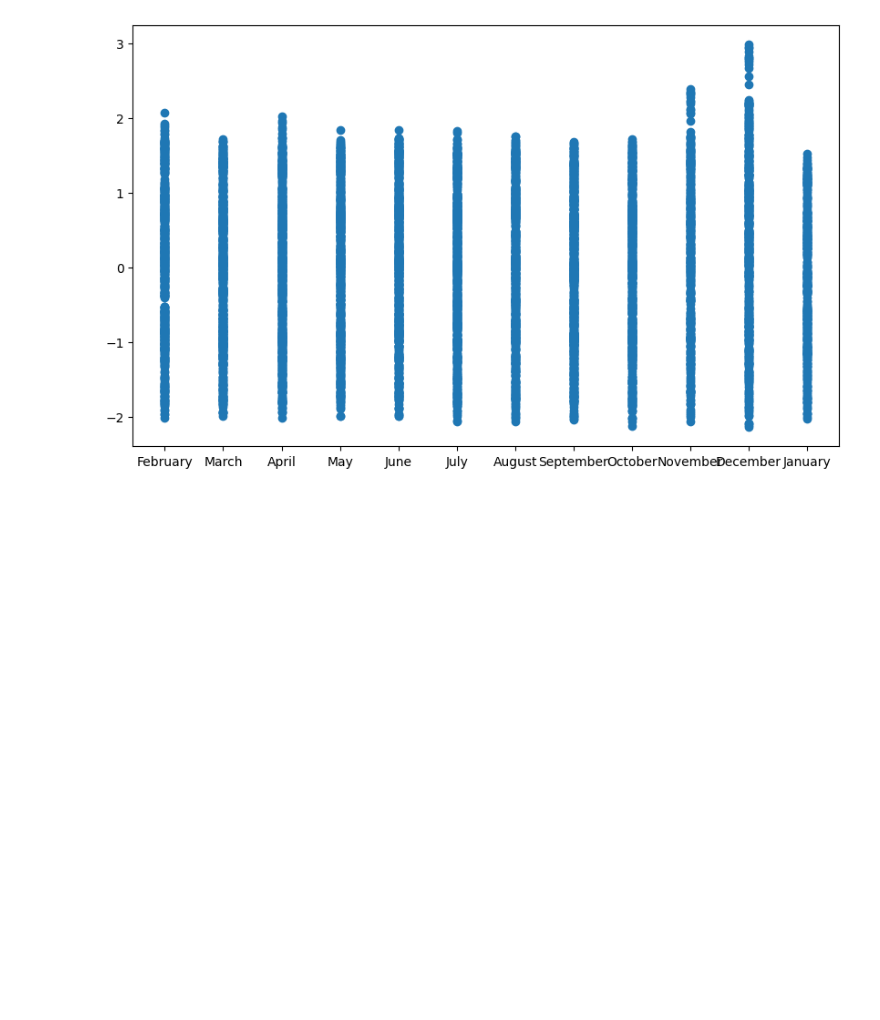
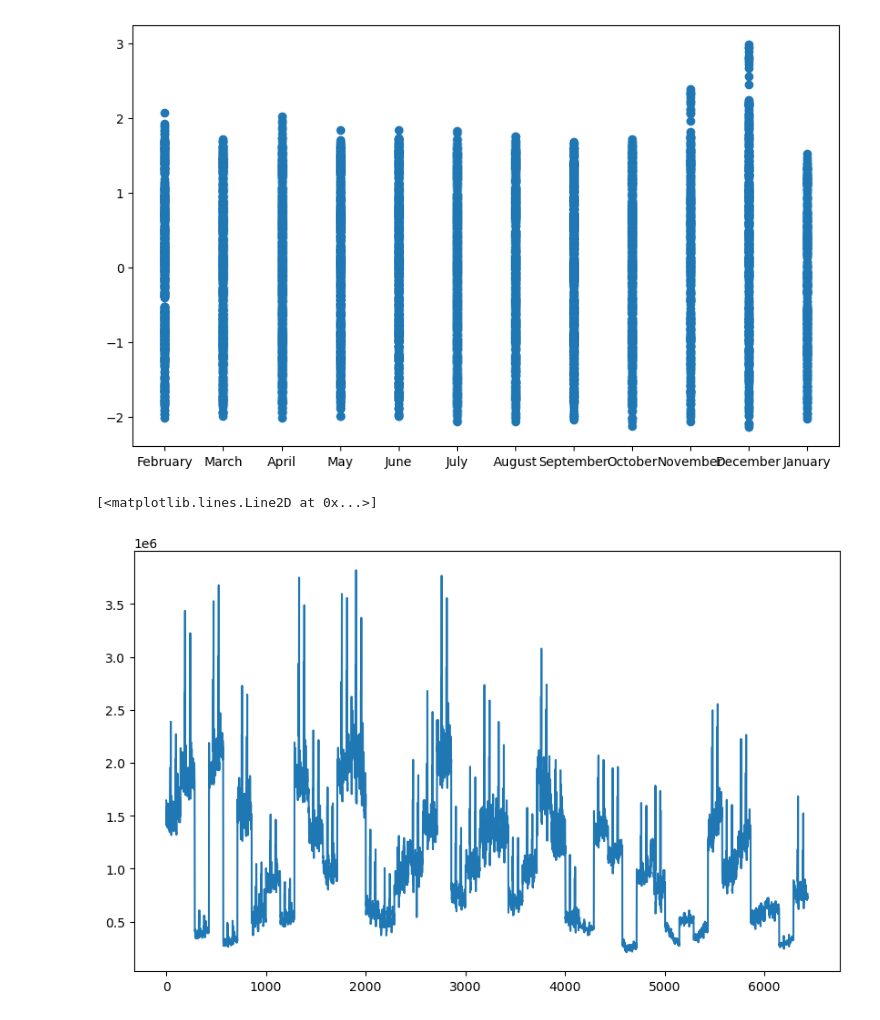
Before and after one commit to Satyam-10124/machine_learning, a Jupyter notebook: walmart.ipynb, the cells around one changed output. Drawn from its saved outputs; the diff is of its cells as text; code cells hidden in the pictures; blank space fills up the shorter version.

```diff
--- a/walmart.ipynb
+++ b/walmart.ipynb
@@ -239,3 +239,9 @@ plt.scatter(df.month_name, weekly_sales_pt)
 # %% [output]
 <matplotlib.collections.PathCollection at 0x...>
 [figure]
+# %%
+plt.figure(figsize=(10, 6))
+plt.plot(df.weekly_sales)
+# %% [output]
+[<matplotlib.lines.Line2D at 0x...>]
+[figure, added]
```
Also changed, not shown: parts of 16 cells of this notebook, 5 other files.
